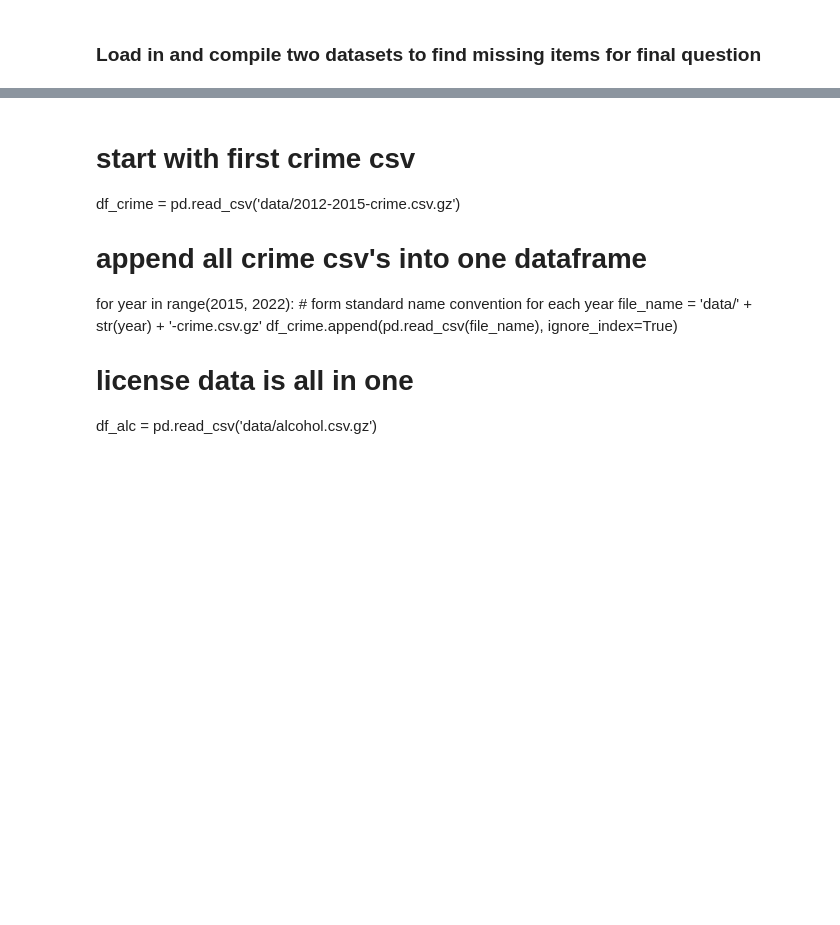
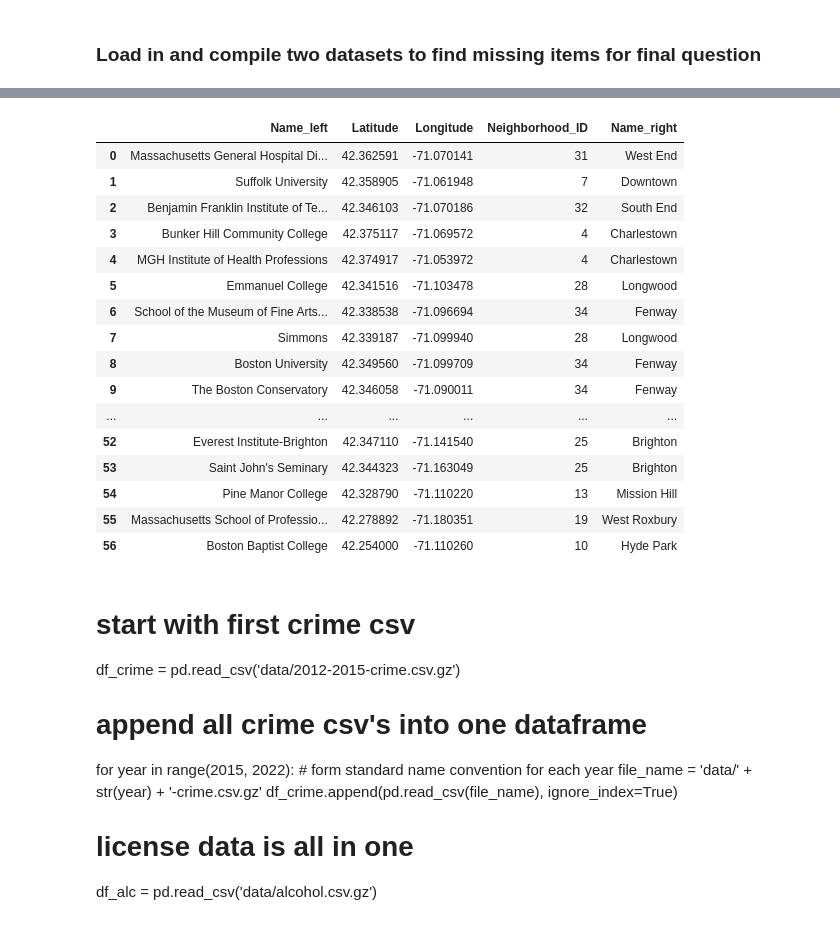
Before and after one commit to pickdani/Bostonography-Final, a Jupyter notebook: data-manipulation.ipynb, the cells around one changed output, grey strips where cells are left out. Cells and saved outputs as stored; diff of their text form; code cells hidden in the pictures; blank space fills up the shorter version.

Commit message:
crimes and colleges spatial join done

```diff
--- a/data-manipulation.ipynb
+++ b/data-manipulation.ipynb
@@ -42,5 +29,6 @@ alc = pd.read_csv('data/blb_section_12_alcohol.csv')
 # %%
 colleges = pd.read_csv('data/Colleges_and_Universities.csv')
+colleges = colleges[['Name', 'Latitude', 'Longitude']]
 # %%
 off_codes = [2201, 2101, 2646]
 crime = crime.loc[crime['OFFENSE_CODE'].isin(off_codes)]
@@ -100,3 +60,28 @@ nb
+# %%
+college_gdf = gpd.GeoDataFrame(colleges, geometry=gpd.points_from_xy(colleges.Longitude, colleges.Latitude))
+college_gdf = college_gdf.set_crs("EPSG:4326")
+college_gdf = gpd.sjoin(college_gdf, nb[['Neighborhood_ID', 'Name', 'geometry']], how='left')
+colleges = pd.DataFrame(college_gdf.drop(columns=['geometry', 'index_right']))
+colleges = colleges[colleges[['Neighborhood_ID']].notnull().all(1)]
+colleges
+# %% [output]
+|  | Name_left | Latitude | Longitude | Neighborhood_ID | Name_right |
+| 0 | Massachusetts General Hospital Di... | 42.362591 | -71.070141 | 31 | West End |
+| 1 | Suffolk University | 42.358905 | -71.061948 | 7 | Downtown |
+| 2 | Benjamin Franklin Institute of Te... | 42.346103 | -71.070186 | 32 | South End |
+| 3 | Bunker Hill Community College | 42.375117 | -71.069572 | 4 | Charlestown |
+| 4 | MGH Institute of Health Professions | 42.374917 | -71.053972 | 4 | Charlestown |
+| 5 | Emmanuel College | 42.341516 | -71.103478 | 28 | Longwood |
+| 6 | School of the Museum of Fine Arts... | 42.338538 | -71.096694 | 34 | Fenway |
+| 7 | Simmons | 42.339187 | -71.099940 | 28 | Longwood |
+| 8 | Boston University | 42.349560 | -71.099709 | 34 | Fenway |
+| 9 | The Boston Conservatory | 42.346058 | -71.090011 | 34 | Fenway |
+| ... | ... | ... | ... | ... | ... |
+| 52 | Everest Institute-Brighton | 42.347110 | -71.141540 | 25 | Brighton |
+| 53 | Saint John's Seminary | 42.344323 | -71.163049 | 25 | Brighton |
+| 54 | Pine Manor College | 42.328790 | -71.110220 | 13 | Mission Hill |
+| 55 | Massachusetts School of Professio... | 42.278892 | -71.180351 | 19 | West Roxbury |
+| 56 | Boston Baptist College | 42.254000 | -71.110260 | 10 | Hyde Park |
 # %% [markdown]
 # start with first crime csv
 df_crime = pd.read_csv('data/2012-2015-crime.csv.gz')
```
Also changed, not shown: parts of 6 cells of this notebook.
